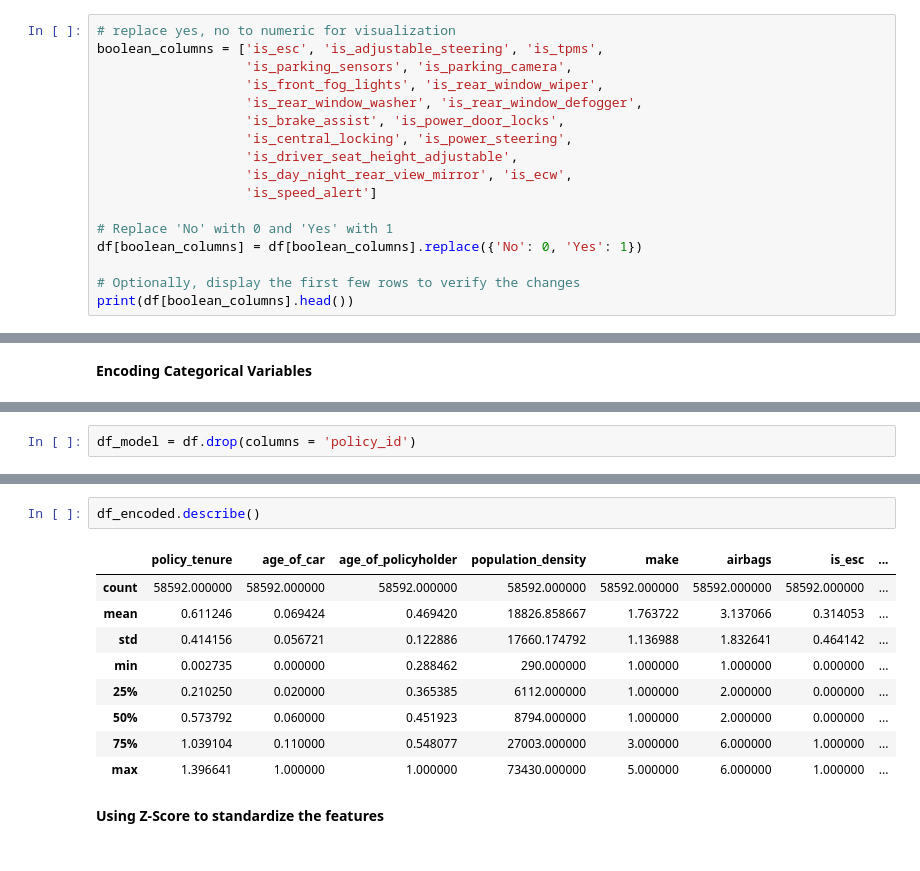
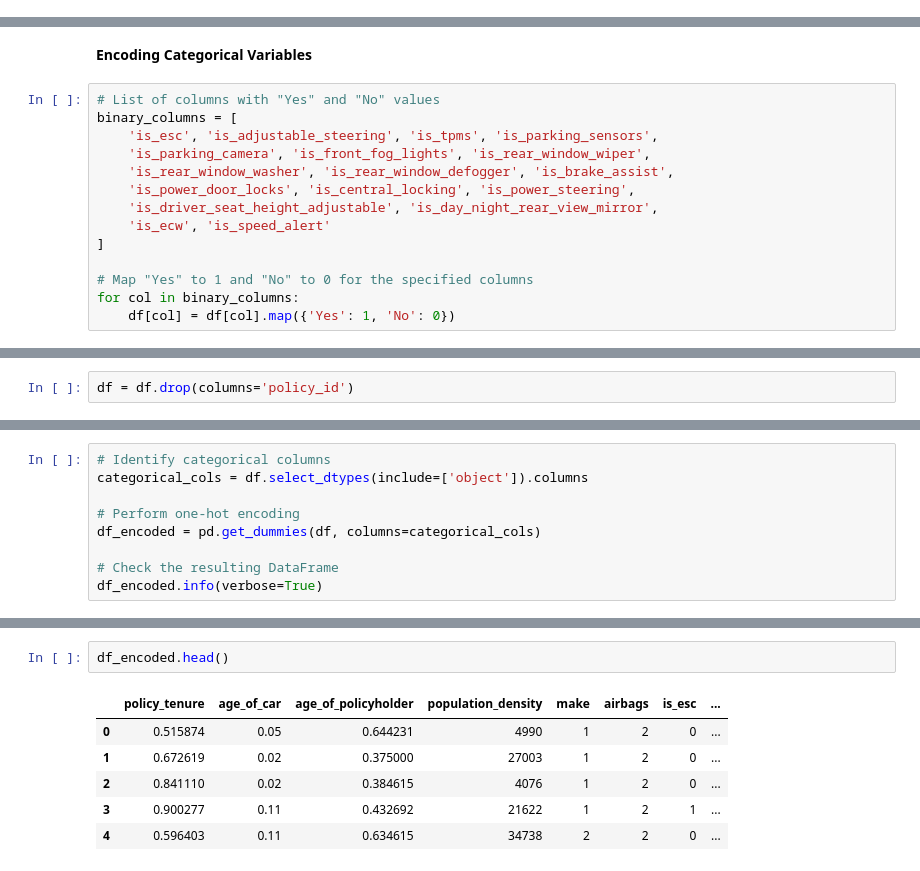
Before and after one commit to aimeele97/insurance_claim_analysis_model, a Jupyter notebook: insuranceclaim.ipynb, the cells around one changed output, grey strips where cells are left out. Saved outputs shown, nothing was run; the diff lists cells and outputs as text.

```diff
--- a/insuranceclaim.ipynb
+++ b/insuranceclaim.ipynb
@@ -80,17 +92,0 @@ df.describe(include = 'all')
-# %%
-# replace yes, no to numeric for visualization
-boolean_columns = ['is_esc', 'is_adjustable_steering', 'is_tpms',
-                   'is_parking_sensors', 'is_parking_camera',
-                   'is_front_fog_lights', 'is_rear_window_wiper',
-                   'is_rear_window_washer', 'is_rear_window_defogger',
-                   'is_brake_assist', 'is_power_door_locks',
-                   'is_central_locking', 'is_power_steering',
-                   'is_driver_seat_height_adjustable',
-                   'is_day_night_rear_view_mirror', 'is_ecw',
-                   'is_speed_alert']
-
-# Replace 'No' with 0 and 'Yes' with 1
-df[boolean_columns] = df[boolean_columns].replace({'No': 0, 'Yes': 1})
-
-# Optionally, display the first few rows to verify the changes
-print(df[boolean_columns].head())
@@ -325,2 +334,16 @@ plt.show()
 # %% [markdown]
 __Encoding Categorical Variables__
+# %%
+# List of columns with "Yes" and "No" values
+binary_columns = [
+    'is_esc', 'is_adjustable_steering', 'is_tpms', 'is_parking_sensors',
+    'is_parking_camera', 'is_front_fog_lights', 'is_rear_window_wiper',
+    'is_rear_window_washer', 'is_rear_window_defogger', 'is_brake_assist',
+    'is_power_door_locks', 'is_central_locking', 'is_power_steering',
+    'is_driver_seat_height_adjustable', 'is_day_night_rear_view_mirror',
+    'is_ecw', 'is_speed_alert'
+]
+
+# Map "Yes" to 1 and "No" to 0 for the specified columns
+for col in binary_columns:
+    df[col] = df[col].map({'Yes': 1, 'No': 0})
@@ -327,2 +357,2 @@ __Encoding Categorical Variables__
 # %%
-df_model = df.drop(columns = 'policy_id')
+df = df.drop(columns='policy_id')
@@ -330,0 +359,9 @@ df_encoded = pd.get_dummies(df_model, drop_first=True)
+# %%
+# Identify categorical columns
+categorical_cols = df.select_dtypes(include=['object']).columns
+
+# Perform one-hot encoding
+df_encoded = pd.get_dummies(df, columns=categorical_cols)
+
+# Check the resulting DataFrame
+df_encoded.info(verbose=True)
@@ -331,14 +386,9 @@ df_encoded = pd.get_dummies(df_model, drop_first=True)
 # %%
-df_encoded.describe()
+df_encoded.head()
 # %% [output]
 |  | policy_tenure | age_of_car | age_of_policyholder | population_density | make | airbags | is_esc | ... |
-| count | 58592.000000 | 58592.000000 | 58592.000000 | 58592.000000 | 58592.000000 | 58592.000000 | 58592.000000 | ... |
-| mean | 0.611246 | 0.069424 | 0.469420 | 18826.858667 | 1.763722 | 3.137066 | 0.314053 | ... |
-| std | 0.414156 | 0.056721 | 0.122886 | 17660.174792 | 1.136988 | 1.832641 | 0.464142 | ... |
-| min | 0.002735 | 0.000000 | 0.288462 | 290.000000 | 1.000000 | 1.000000 | 0.000000 | ... |
-| 25% | 0.210250 | 0.020000 | 0.365385 | 6112.000000 | 1.000000 | 2.000000 | 0.000000 | ... |
-| 50% | 0.573792 | 0.060000 | 0.451923 | 8794.000000 | 1.000000 | 2.000000 | 0.000000 | ... |
-| 75% | 1.039104 | 0.110000 | 0.548077 | 27003.000000 | 3.000000 | 6.000000 | 1.000000 | ... |
-| max | 1.396641 | 1.000000 | 1.000000 | 73430.000000 | 5.000000 | 6.000000 | 1.000000 | ... |
+| 0 | 0.515874 | 0.05 | 0.644231 | 4990 | 1 | 2 | 0 | ... |
+| 1 | 0.672619 | 0.02 | 0.375000 | 27003 | 1 | 2 | 0 | ... |
+| 2 | 0.841110 | 0.02 | 0.384615 | 4076 | 1 | 2 | 0 | ... |
+| 3 | 0.900277 | 0.11 | 0.432692 | 21622 | 1 | 2 | 1 | ... |
+| 4 | 0.596403 | 0.11 | 0.634615 | 34738 | 2 | 2 | 0 | ... |
-# %% [markdown]
-__Using Z-Score to standardize the features__
```
Also changed, not shown: parts of 44 cells of this notebook.
